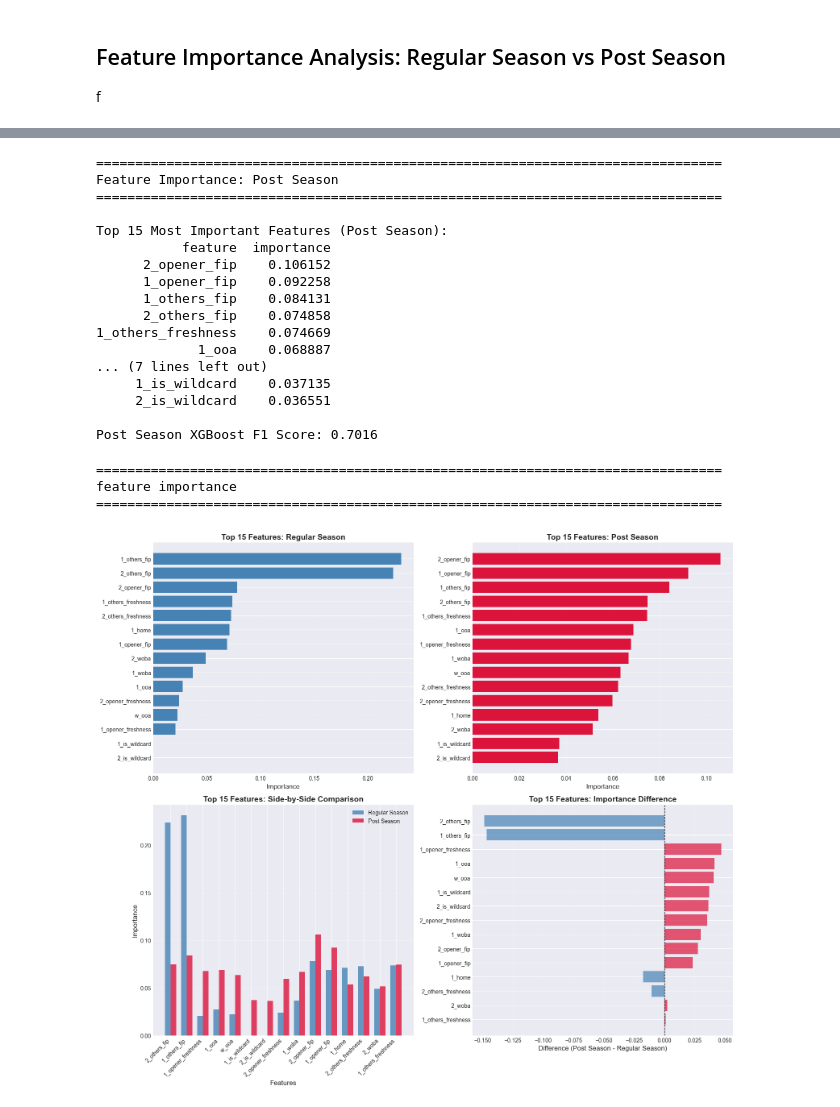
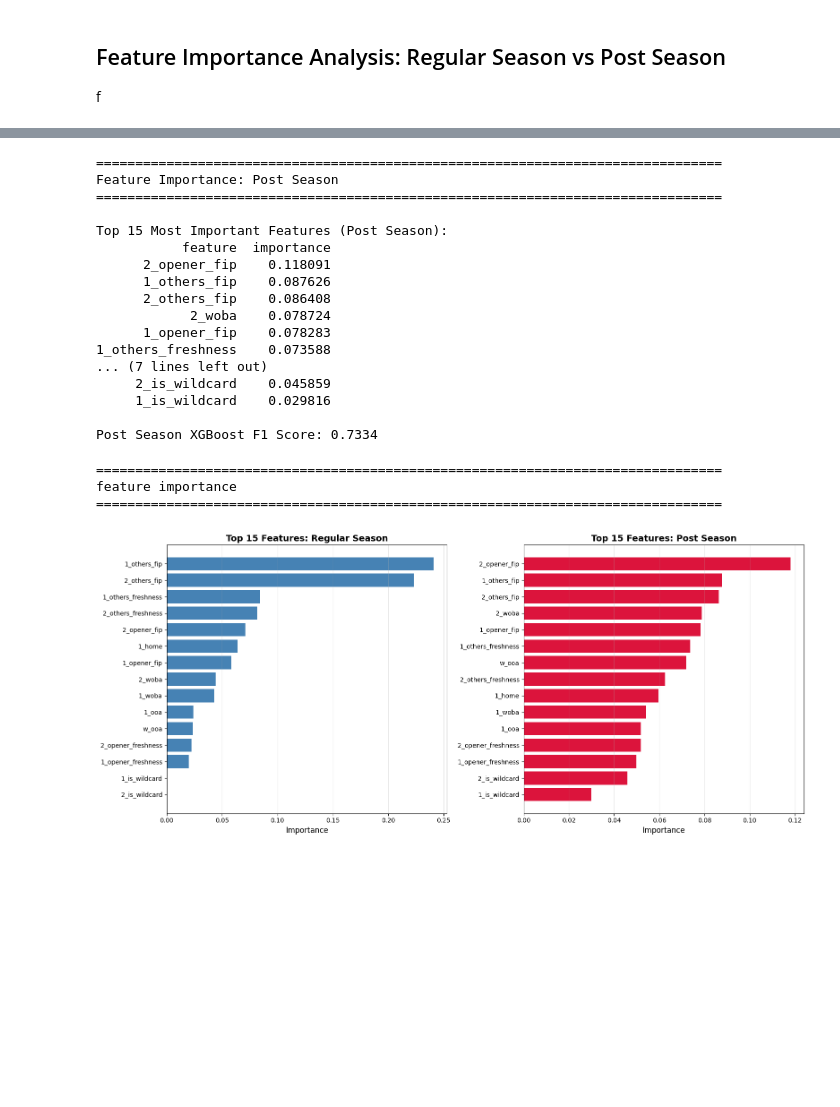
Before and after one commit to jackdpond/snare_algo, a Jupyter notebook: MLB_algo.ipynb, the cells around one changed output, grey strips where cells are left out. Drawn from its saved outputs; the diff is of its cells as text; code cells hidden in the pictures; blank space fills up the shorter version.

```diff
--- a/MLB_algo.ipynb
+++ b/MLB_algo.ipynb
@@ -371,16 +354,15 @@ print("=" * 80)
 X_postseason = df_postseason[feature_cols].copy()
 y_postseason = df_postseason['result'].copy()
 
-# Handle missing values (use same imputer fitted on regular season)
+# missing values
 X_postseason_imputed = pd.DataFrame(
     imputer.transform(X_postseason),
     columns=X_postseason.columns,
     index=X_postseason.index
 )
 
-# Split post season data (smaller dataset, use smaller test size)
-if len(X_postseason_imputed) > 50:
-    X_postseason_train, X_postseason_test, y_postseason_train, y_postseason_test = train_test_split(
+# split post season data
+X_postseason_train, X_postseason_test, y_postseason_train, y_postseason_test = train_test_split(
         X_postseason_imputed, y_postseason, test_size=0.2, random_state=42
     )
 
@@ -419,82 +401,50 @@ Feature Importance: Post Season
 
 Top 15 Most Important Features (Post Season):
            feature  importance
-      2_opener_fip    0.106152
-      1_opener_fip    0.092258
-      1_others_fip    0.084131
-      2_others_fip    0.074858
-1_others_freshness    0.074669
-             1_ooa    0.068887
+      2_opener_fip    0.118091
+      1_others_fip    0.087626
+      2_others_fip    0.086408
+            2_woba    0.078724
+      1_opener_fip    0.078283
+1_others_freshness    0.073588
 ... (7 lines left out)
-     1_is_wildcard    0.037135
-     2_is_wildcard    0.036551
+     2_is_wildcard    0.045859
+     1_is_wildcard    0.029816
 
-Post Season XGBoost F1 Score: 0.7016
+Post Season XGBoost F1 Score: 0.7334
 # %%
 print("=" * 80)
 print("feature importance")
 print("=" * 80)
-fig, axes = plt.subplots(2, 2, figsize=(16, 14))
+fig, axes = plt.subplots(1, 2, figsize=(16, 7))
 
 # Plot 1
 top_n = 15
-ax1 = axes[0, 0]
+ax1 = axes[0]
 top_regular = feature_importance_regular.head(top_n)
 ax1.barh(range(len(top_regular)), top_regular['importance'], color='steelblue')
 ax1.set_yticks(range(len(top_regular)))
 ax1.set_yticklabels(top_regular['feature'])
 ax1.set_xlabel('Importance', fontsize=12)
 ax1.set_title(f'Top {top_n} Features: Regular Season', fontsize=14, fontweight='bold')
 ax1.invert_yaxis()
 ax1.grid(axis='x', alpha=0.3)
 
 # Plot 2
-ax2 = axes[0, 1]
+ax2 = axes[1]
 top_postseason = feature_importance_postseason.head(top_n)
 ax2.barh(range(len(top_postseason)), top_postseason['importance'], color='crimson')
 ax2.set_yticks(range(len(top_postseason)))
 ax2.set_yticklabels(top_postseason['feature'])
 ax2.set_xlabel('Importance', fontsize=12)
 ax2.set_title(f'Top {top_n} Features: Post Season', fontsize=14, fontweight='bold')
 ax2.invert_yaxis()
 ax2.grid(axis='x', alpha=0.3)
 
-# Plot 3
-ax3 = axes[1, 0]
-top_features = importance_comparison_sorted.head(top_n)['feature'].tolist()
-x_pos = np.arange(len(top_features))
-width = 0.35
-
-regular_vals = [importance_comparison[importance_comparison['feature'] == f]['importance_regular'].values[0] for f in top_features]
-postseason_vals = [importance_comparison[importance_comparison['feature'] == f]['importance_postseason'].values[0] for f in top_features]
-
-ax3.bar(x_pos - width/2, regular_vals, width, label='Regular Season', color='steelblue', alpha=0.8)
-ax3.bar(x_pos + width/2, postseason_vals, width, label='Post Season', color='crimson', alpha=0.8)
-ax3.set_xlabel('Features', fontsize=12)
-ax3.set_ylabel('Importance', fontsize=12)
-ax3.set_title(f'Top {top_n} Features: Side-by-Side Comparison', fontsize=14, fontweight='bold')
-ax3.set_xticks(x_pos)
-ax3.set_xticklabels(top_features, rotation=45, ha='right')
-ax3.legend()
-ax3.grid(axis='y', alpha=0.3)
-
-# Plot 4
-ax4 = axes[1, 1]
-top_diff = importance_comparison_sorted.head(top_n)
-colors = ['crimson' if x > 0 else 'steelblue' for x in top_diff['difference']]
-ax4.barh(range(len(top_diff)), top_diff['difference'], color=colors, alpha=0.7)
-ax4.set_yticks(range(len(top_diff)))
-ax4.set_yticklabels(top_diff['feature'])
-ax4.set_xlabel('Difference (Post Season - Regular Season)', fontsize=12)
-ax4.set_title(f'Top {top_n} Features: Importance Difference', fontsize=14, fontweight='bold')
-ax4.axvline(x=0, color='black', linestyle='--', linewidth=1)
-ax4.invert_yaxis()
-ax4.grid(axis='x', alpha=0.3)
-
 plt.tight_layout()
 plt.show()
 # %% [output]
 ================================================================================
 feature importance
 ================================================================================
-[figure, old version]
+[figure, new version]
```
Also changed, not shown: parts of 7 cells of this notebook, 9 other files.
